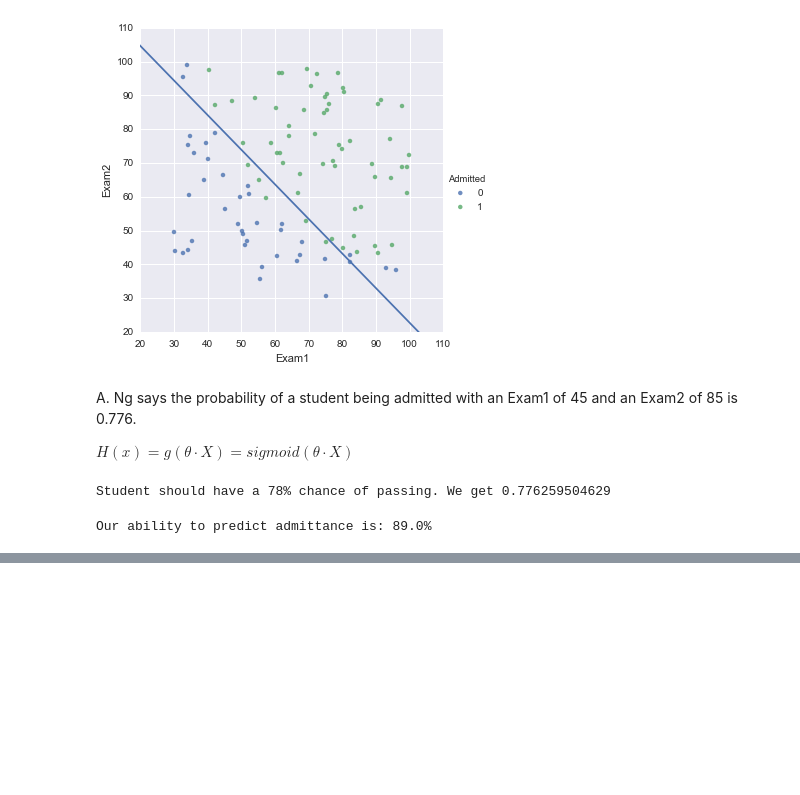
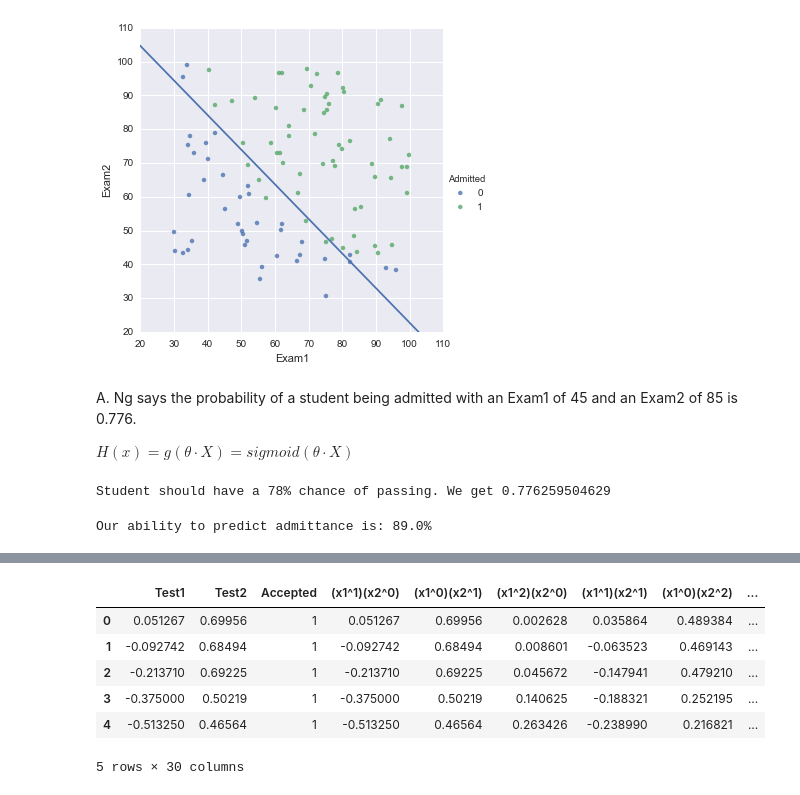
Before and after one commit to jvivian/Coursera-Machine-Learning_Ng, a Jupyter notebook: Week 3 -- Logistic Regression and Regularization.ipynb, the cells around one changed output, grey strips where cells are left out. Drawn from its saved outputs; the diff is of its cells as text; code cells hidden in the pictures; blank space fills up the shorter version.

```diff
--- a/Week 3 -- Logistic Regression and Regularization.ipynb
+++ b/Week 3 -- Logistic Regression and Regularization.ipynb
@@ -159,0 +188,10 @@ Our ability to predict admittance is: 89.0%
+# %%
+data.head()
+# %% [output]
+|  | Test1 | Test2 | Accepted | (x1^1)(x2^0) | (x1^0)(x2^1) | (x1^2)(x2^0) | (x1^1)(x2^1) | (x1^0)(x2^2) | ... |
+| 0 | 0.051267 | 0.69956 | 1 | 0.051267 | 0.69956 | 0.002628 | 0.035864 | 0.489384 | ... |
+| 1 | -0.092742 | 0.68494 | 1 | -0.092742 | 0.68494 | 0.008601 | -0.063523 | 0.469143 | ... |
+| 2 | -0.213710 | 0.69225 | 1 | -0.213710 | 0.69225 | 0.045672 | -0.147941 | 0.479210 | ... |
+| 3 | -0.375000 | 0.50219 | 1 | -0.375000 | 0.50219 | 0.140625 | -0.188321 | 0.252195 | ... |
+| 4 | -0.513250 | 0.46564 | 1 | -0.513250 | 0.46564 | 0.263426 | -0.238990 | 0.216821 | ... |
+5 rows × 30 columns
```
Also changed, not shown: parts of 14 cells of this notebook.
